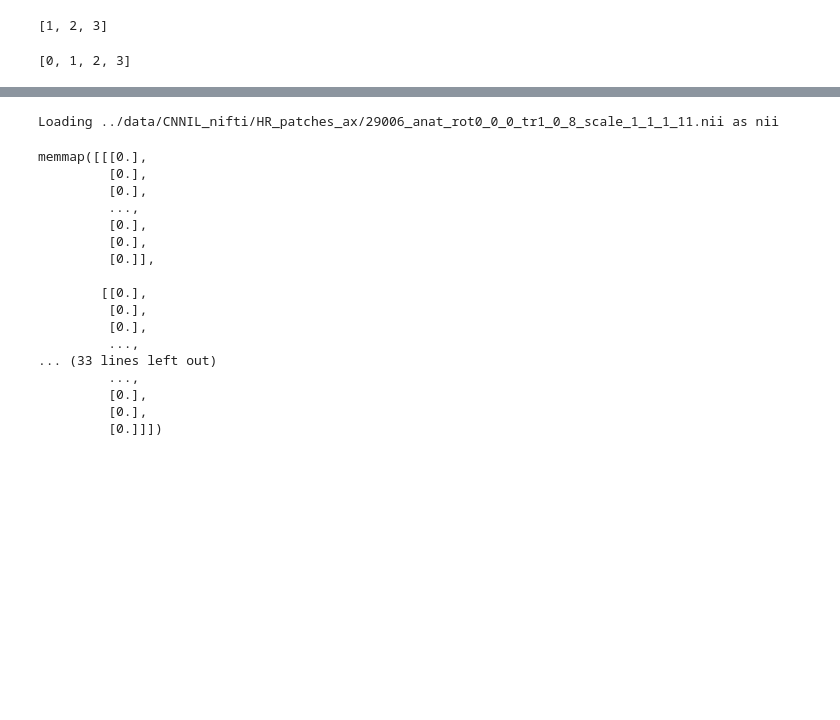
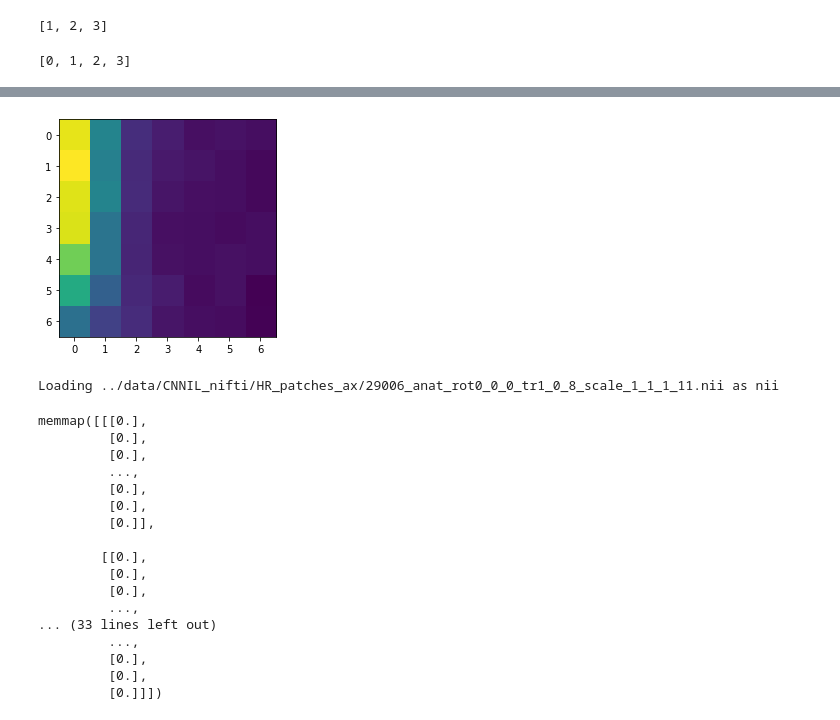
Before and after one commit to Lawreros/Super-Resolution, a Jupyter notebook: gen_utils/image_gen_class.ipynb, the cells around one changed output, grey strips where cells are left out. Saved outputs shown, nothing was run; the diff lists cells and outputs as text; code cells hidden in the pictures; blank space fills up the shorter version.

```diff
--- a/gen_utils/image_gen_class.ipynb
+++ b/gen_utils/image_gen_class.ipynb
@@ -1040,3 +1021,8 @@ testclass.match_altered(update=False, paths=True)
+# %%
+pyplot.imshow(b[0,:,:])
+pyplot.show()
+# %% [output]
+[figure, added]
 # %%
 np.transpose(testclass.load_image('../data/CNNIL_nifti/HR_patches_ax/29006_anat_rot0_0_0_tr1_0_8_scale_1_1_1_11.nii'),(2,0,1))
 # testclass.load_image('../data/CNNIL_nifti/HR_patches_ax/29006_anat_rot0_0_0_tr1_0_8_scale_1_1_1_11.nii')
```
Also changed, not shown: parts of 4 cells of this notebook, 2 other files.
